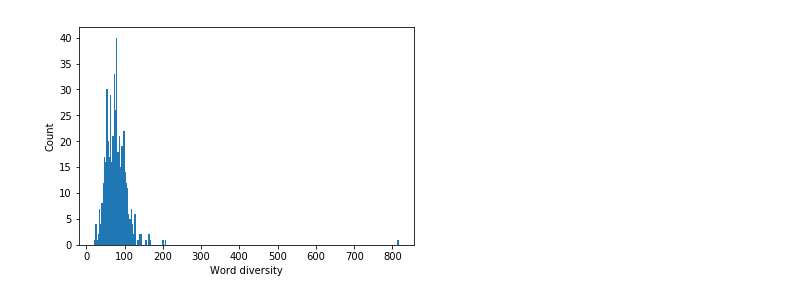
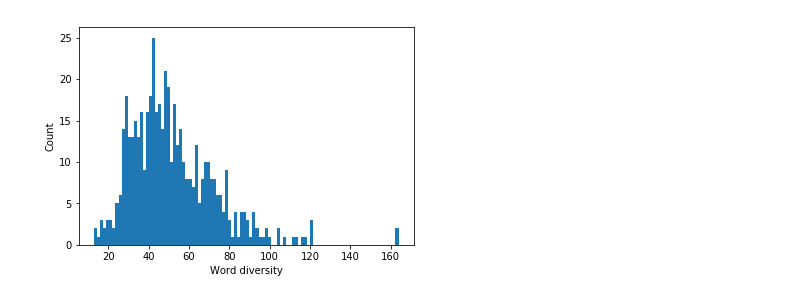
Before and after one commit to timothyjin/DSCI-343-Music, a Jupyter notebook: plot_scripts/Data-analysis-plots.ipynb, the cells around one changed output. Saved outputs shown, nothing was run; the diff lists cells and outputs as text; code cells hidden in the pictures.

```diff
--- a/plot_scripts/Data-analysis-plots.ipynb
+++ b/plot_scripts/Data-analysis-plots.ipynb
@@ -5,7 +5,7 @@ import nltk
 import numpy as np
 import matplotlib.pyplot as plt
 # %%
-data = pd.read_csv('../samples/hip-hop_sample_lyrics.csv')
+data = pd.read_csv('../samples/pop_sample_lyrics.csv')
 # plt.scatter(data['Count'], data['Diversity'])
 plt.hist(data['Count'])
 # plt.xlim((0, 300))
@@ -89,0 +94,20 @@ Text(0,0.5,'Love count')
+# %%
+cuss_words = set([
+    'fuck', 'shit', 'bitch', 'nigga', "fuckin'"
+])
+
+data['Cuss words'] = data['Lyrics'].apply(lambda x : len([word for word in re.split(r'[\W_]' ,x) if word in cuss_words]))
+# plt.scatter(data['Count'], data['Romantic words'])
+
+data['Cuss existence'] = data['Lyrics'].apply(lambda x : len([word for word in re.split(r'[\W_]' ,x) if word in cuss_words]) > 0)
+
+# plt.scatter(data['Count'], data['Romantic words'], c=data['Love existence'])
+
+data.sort_values(by='Count')
+
+bins = [0, 5, 10, 20, 40]
+labels = ['Cat{}'.format(x) for x in bins[1::]]
+data['Cuss category'] = pd.cut(data['Cuss words'], bins=bins, labels=labels)
+data.head()
+plt.scatter(data['Count'], data['Cuss words'])
+plt.xlabel('Count of cuss words used')
@@ -90,18 +117,18 @@ Text(0,0.5,'Love count')
 # %%
 # Finding diversity score of lyrics with correlation of popularity
 def lexical_diversity(my_text_data):
     word_count = len(my_text_data)
     vocab_size = len(set(my_text_data))
     diversity_score = word_count / vocab_size
     return diversity_score
 
 data['Diversity'] = data['Lyrics'].apply(lambda x : lexical_diversity(x))
 
 # plt.scatter(data['Count'], data['Diversity'])
-plt.hist(data['Diversity'], bins=250)
+plt.hist(data['Diversity'], bins=100)
 # plt.xlim((0, 300))
 plt.xlabel('Word diversity')
 plt.ylabel('Count')
 plt.show()
 # %% [output]
-[figure, old version]
+[figure, new version]
```
Also changed, not shown: parts of 9 cells of this notebook, 1 other file.
